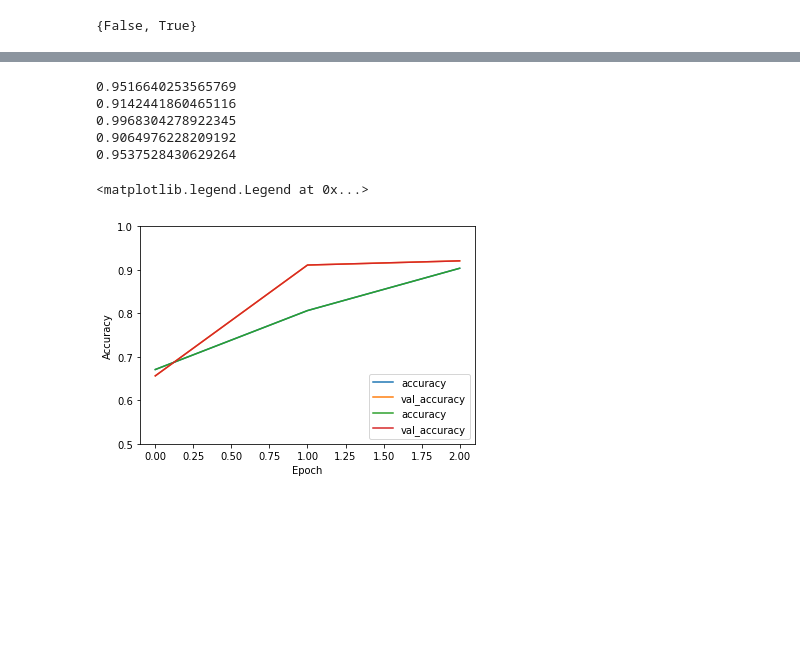
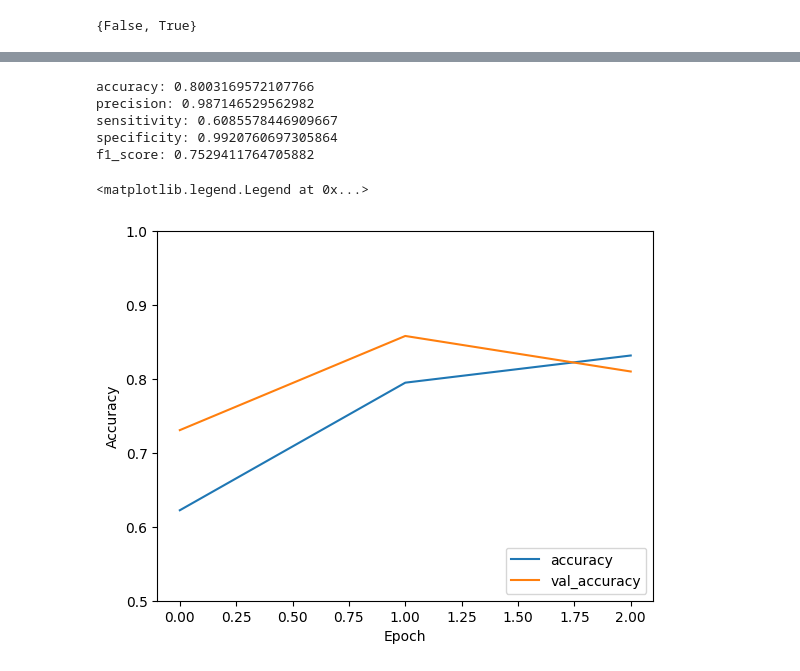
Before and after one commit to im-vne/Snakes-or-No-Snakes, a Jupyter notebook: models.ipynb, the cells around one changed output, grey strips where cells are left out. Saved outputs shown, nothing was run; the diff lists cells and outputs as text; code cells hidden in the pictures; blank space fills up the shorter version.

```diff
--- a/models.ipynb
+++ b/models.ipynb
@@ -116,11 +135,11 @@ def split_data(files, labels, seed = 27, train = 0.8, test = 0.15):
 # %%
 class data_generator(keras.utils.Sequence) :
 
-  def __init__(self, image_filenames, labels, batch_size) :
+  def __init__(self, image_filenames, labels, batch_size, log) :
     self.image_filenames = image_filenames
     self.labels = labels
     self.batch_size = batch_size
-    print(self.image_filenames[0])
+    self.log = log
 
   def __len__(self) :
     return (np.ceil(len(self.image_filenames) / float(self.batch_size))).astype(int)
@@ -129,21 +148,25 @@ class data_generator(keras.utils.Sequence) :
     batch_x = self.image_filenames[idx * self.batch_size : (idx+1) * self.batch_size]
     batch_y = self.labels[idx * self.batch_size : (idx+1) * self.batch_size]
 
-    # read in as grayscale, resize to standard aspect ratio
-    x_list = [cv2.resize(cv2.imread(file_name, cv2.IMREAD_GRAYSCALE), (512, 384), interpolation = cv2.INTER_NEAREST) for file_name in batch_x]
-    # convert to array, scale, and reshape for model
+    # read in and process image (different resizing for logistic regression to reduce trainable parameters)
+    if self.log:
+      x_list = [cv2.resize(cv2.imread(file_name, cv2.IMREAD_GRAYSCALE), (100, 60), interpolation = cv2.INTER_NEAREST) for file_name in batch_x]
+    else:
+      x_list = [cv2.resize(cv2.imread(file_name, cv2.IMREAD_GRAYSCALE), (512, 384), interpolation = cv2.INTER_NEAREST) for file_name in batch_x]
+
     x_arr = np.array(x_list)
     x_arr_reshaped = x_arr.reshape([x_arr.shape[0], x_arr.shape[1], x_arr.shape[2], 1])
+
     y_arr = np.array(batch_y)
     y_arr_reshaped = y_arr.reshape([x_arr_reshaped.shape[0], 1])
 
     return x_arr_reshaped, y_arr_reshaped
 # %%
-def create_generators(x_train, y_train, x_val, y_val, x_test, y_test, batch_size = 32):
+def create_generators(x_train, y_train, x_val, y_val, x_test, y_test, batch_size = 32, log = False):
 
-  train_generator = data_generator(x_train, y_train, batch_size)
-  validation_generator = data_generator(x_val, y_val, batch_size)
-  test_generator = data_generator(x_test, y_test, batch_size)
+  train_generator = data_generator(x_train, y_train, batch_size, log)
+  validation_generator = data_generator(x_val, y_val, batch_size, log)
+  test_generator = data_generator(x_test, y_test, batch_size, log)
 
   return train_generator, validation_generator, test_generator
 # %%
@@ -395,10 +355,13 @@ plt.legend(loc='lower right')
 # %% [markdown]
 ## Logistic Regression
+# %%
+# create generators for logistic regression
+train_generator, validation_generator, test_generator = create_generators(x_train, y_train, x_val, y_val, x_test, y_test, batch_size = batch_size, log = True)
 # %%
 def build_log():
 
   model = models.Sequential()
-  model.add(layers.InputLayer(input_shape=(384, 512, 1)))
+  model.add(layers.InputLayer(input_shape=(60, 100, 1)))
   model.add(layers.Flatten())
   model.add(layers.Dense(1, activation = "sigmoid"))
 
@@ -473,30 +436,30 @@ metrics.ConfusionMatrixDisplay.from_predictions(y_test, predictions_log, cmap =
 
 # (true positive + true negative)/total
 accuracy = sklearn.metrics.accuracy_score(y_test, predictions_log)
-print(accuracy)
+print("accuracy: " + str(accuracy))
 
 # true positive/(true positive + false positive)
 precision = sklearn.metrics.precision_score(y_test, predictions_log)
-print(precision)
+print("precision: " + str(precision))
 
 # true positive/(true positive + false negative)
 sensitivity = sklearn.metrics.recall_score(y_test, predictions_log)
-print(sensitivity)
+print("sensitivity: " + str(sensitivity))
 
 # true negative/(true negative + false positive)
 specificity = sklearn.metrics.recall_score(y_test, predictions_log, pos_label = 0)
-print(specificity)
+print("specificity: " + str(specificity))
 
 # 2 * (precision*recall)/(precision+recall)
 f1_score = 2*(precision*sensitivity)/(precision+sensitivity)
-print(f1_score)
+print("f1_score: " + str(f1_score))
 
 # no false positives means precision and specificity will be 100%
 # %% [output]
-0.9516640253565769
-0.9142441860465116
-0.9968304278922345
-0.9064976228209192
-0.9537528430629264
+accuracy: 0.8003169572107766
+precision: 0.987146529562982
+sensitivity: 0.6085578446909667
+specificity: 0.9920760697305864
+f1_score: 0.7529411764705882
 # %%
 # save model
@@ -504,21 +467,13 @@ log_model.save('../Snakes-or-No-Snakes/log_balanced_seed1_3e')
 # %%
 # plot accuracy across epochs
 plt.plot(log_fit.history['accuracy'], label='accuracy')
 plt.plot(log_fit.history['val_accuracy'], label = 'val_accuracy')
 plt.xlabel('Epoch')
 plt.ylabel('Accuracy')
 plt.ylim([0.5, 1])
 plt.legend(loc='lower right')
 
-# plot accuracy across epochs
-plt.plot(log_fit.history['accuracy'], label='accuracy')
-plt.plot(log_fit.history['val_accuracy'], label = 'val_accuracy')
-plt.xlabel('Epoch')
-plt.ylabel('Accuracy')
-plt.ylim([0.5, 1])
-plt.legend(loc='lower right')
-
 # test_loss, test_acc = cnn_model.evaluate(x_test,  y_test, verbose=2)
 # %% [output]
 <matplotlib.legend.Legend at 0x...>
-[figure, old version]
+[figure, new version]
```
Also changed, not shown: parts of 23 cells of this notebook, 4 other files.
